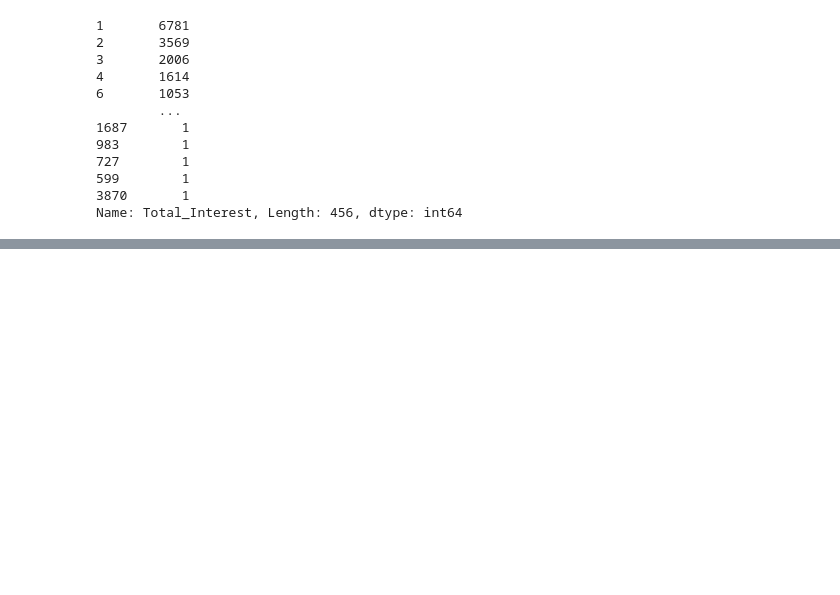
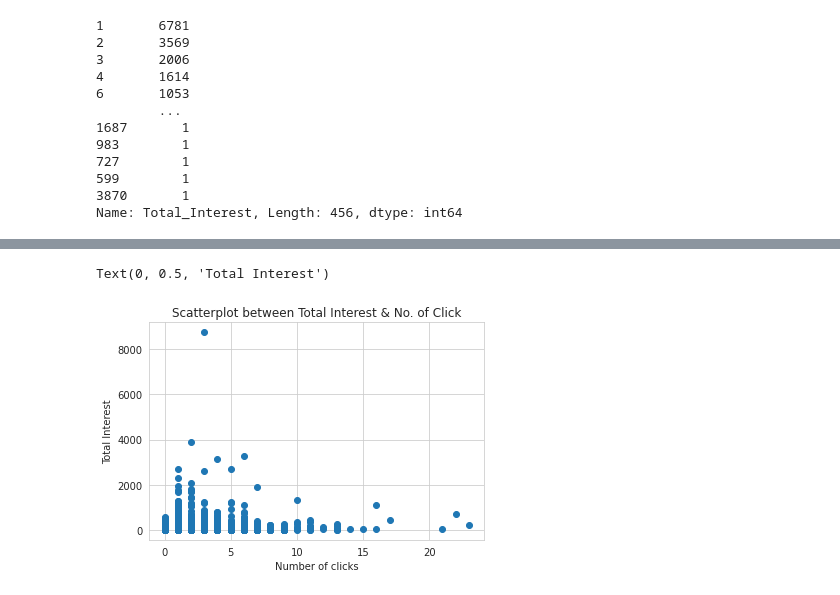
Before and after one commit to SohZongXian/DMC-2021, a Jupyter notebook: DMC_script.ipynb, the cells around one changed output, grey strips where cells are left out. Drawn from its saved outputs; the diff is of its cells as text; code cells hidden in the pictures; blank space fills up the shorter version.

```diff
--- a/DMC_script.ipynb
+++ b/DMC_script.ipynb
@@ -222,0 +236,14 @@ Name: Frequency, Length: 373, dtype: int64
+# %%
+# create a figure and axis
+fig, ax = plt.subplots()
+
+# scatter the sepal_length against the sepal_width
+ax.scatter(book_data['click'], book_data['Total_Interest'])
+
+# set a title and labels
+ax.set_title('Scatterplot between Total Interest & No. of Click')
+ax.set_xlabel('Number of clicks')
+ax.set_ylabel('Total Interest')
+# %% [output]
+Text(0, 0.5, 'Total Interest')
+[figure, added]
```
Also changed, not shown: parts of 4 cells of this notebook.
